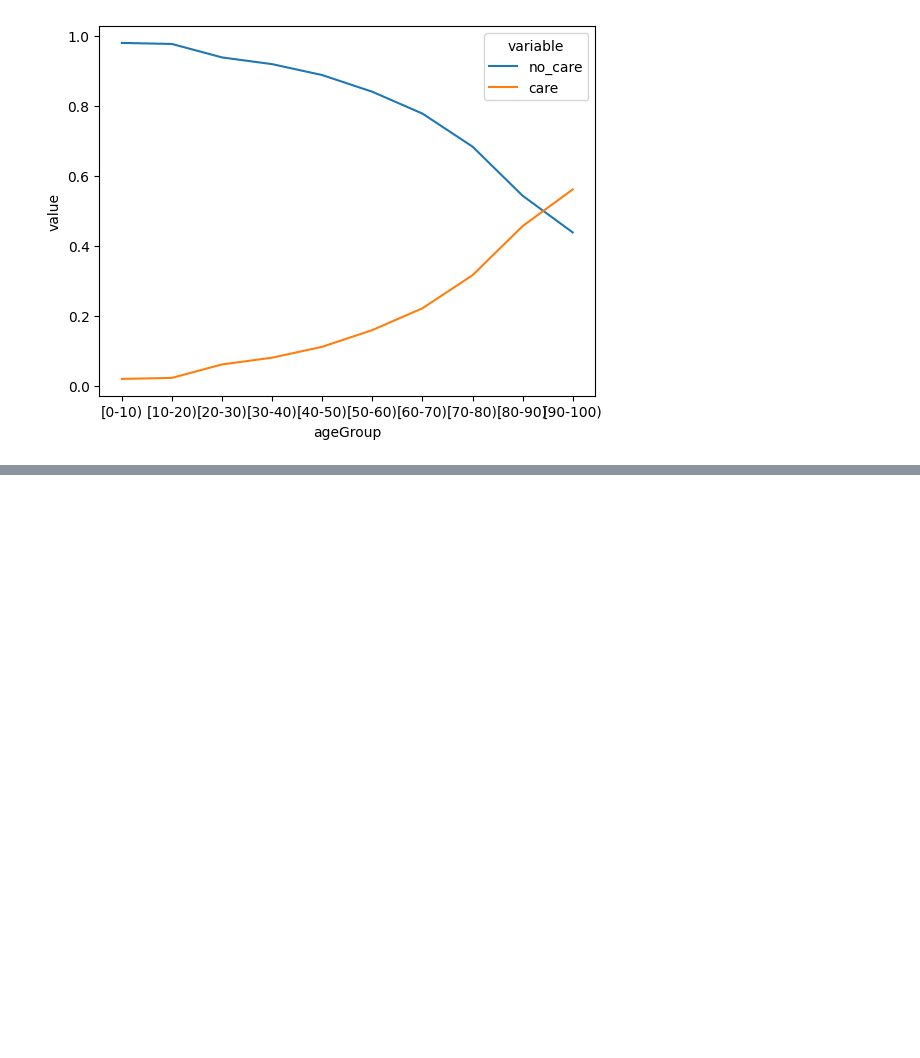
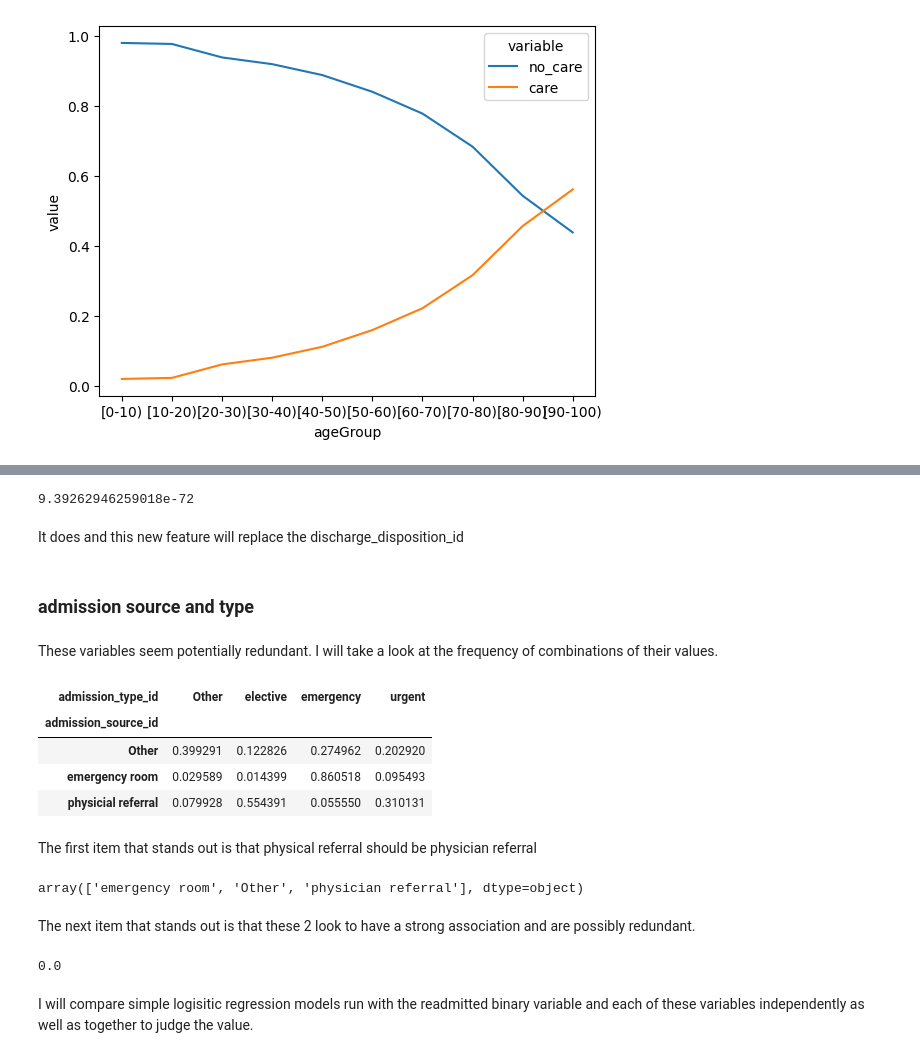
Before and after one commit to ashbyj/PredictingReadmissions, a Jupyter notebook: notebooks/2-ja-eda.ipynb, the cells around one changed output, grey strips where cells are left out. Cells and saved outputs as stored; diff of their text form; code cells hidden in the pictures; blank space fills up the shorter version.

```diff
--- a/notebooks/2-ja-eda.ipynb
+++ b/notebooks/2-ja-eda.ipynb
@@ -58,7 +64,7 @@ As there are demographics present, there is an opportunity to know if any partic
 The American Diabetes Association [ADA](https://diabetes.org/about-us/statistics/about-diabetes#:~:text=Diabetes%20by%20race%2Fethnicity&text=12.1%25%20of%20non%2DHispanic%20blacks,7.4%25%20of%20non%2DHispanic%20whites) reports that 12.1% of  non-hispanic blacks and 7.4% of non-hispanic whites have diabetes diagnoses.  Ethnicity was not captured in this dataset so cannot be tested.
 # %%
 print('unique race values:', admissions.race.unique())
-twoRace = admissions[admissions.race != 'Other']
+twoRace = admissions[admissions.race != 'Other'].copy()
 twoRace_counts = twoRace.race.value_counts()
 twoRace_fractions = twoRace.race.value_counts('normalize=True')
 
@@ -241,0 +237,6 @@ next i want to look at gender, then admission type and source, then dx melted in
+# %%
+chi2pvalue(twoRace.readmitted, twoRace.DischargedToCare)
+# %% [output]
+9.39262946259018e-72
+# %% [markdown]
+It does and this new feature will replace the discharge_disposition_id
@@ -241,0 +245,27 @@ next i want to look at gender, then admission type and source, then dx melted in
+# %% [markdown]
+### admission source and type <a id='admit_st'></a>
+# %% [markdown]
+These variables seem potentially redundant.  I will take a look at the frequency of combinations of their values.
+# %%
+pd.crosstab(twoRace['admission_source_id'], twoRace['admission_type_id'], normalize='index')
+# %% [output]
+| admission_type_id | Other | elective | emergency | urgent |
+| admission_source_id |  |  |  |  |
+| Other | 0.399291 | 0.122826 | 0.274962 | 0.202920 |
+| emergency room | 0.029589 | 0.014399 | 0.860518 | 0.095493 |
+| physicial referral | 0.079928 | 0.554391 | 0.055550 | 0.310131 |
+# %% [markdown]
+The first item that stands out is that physical referral should be physician referral
+# %%
+twoRace.loc[twoRace['admission_source_id'] == 'physicial referral', 'admission_source_id'] = 'physician referral'
+twoRace.admission_source_id.unique()
+# %% [output]
+array(['emergency room', 'Other', 'physician referral'], dtype=object)
+# %% [markdown]
+The next item that stands out is that these 2 look to have a strong association and are possibly redundant.
+# %%
+chi2pvalue(twoRace.admission_source_id, twoRace.admission_type_id)
+# %% [output]
+0.0
+# %% [markdown]
+I will compare simple logisitic regression models run with the readmitted binary variable and each of these variables independently as well as together to judge the value.
```
Also changed, not shown: parts of 12 cells of this notebook, 1 other file.
